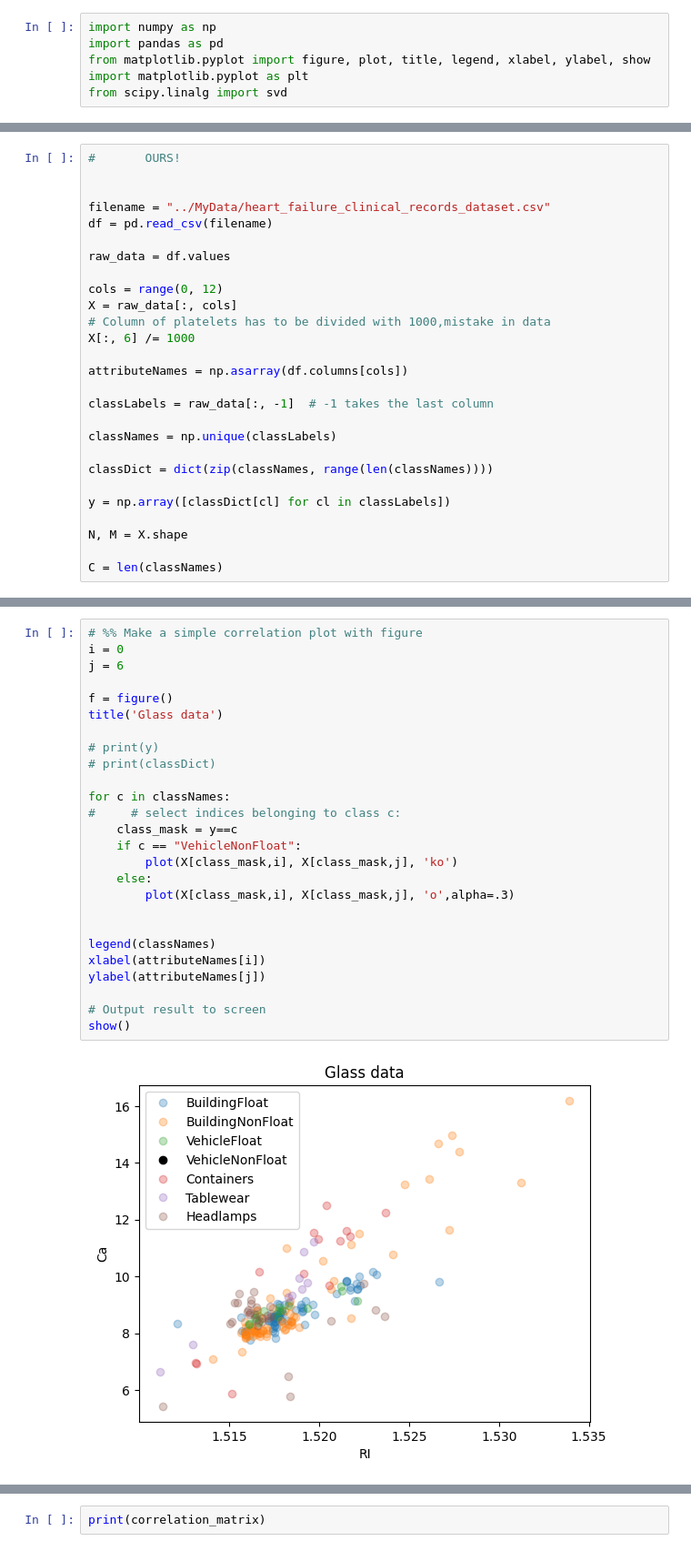
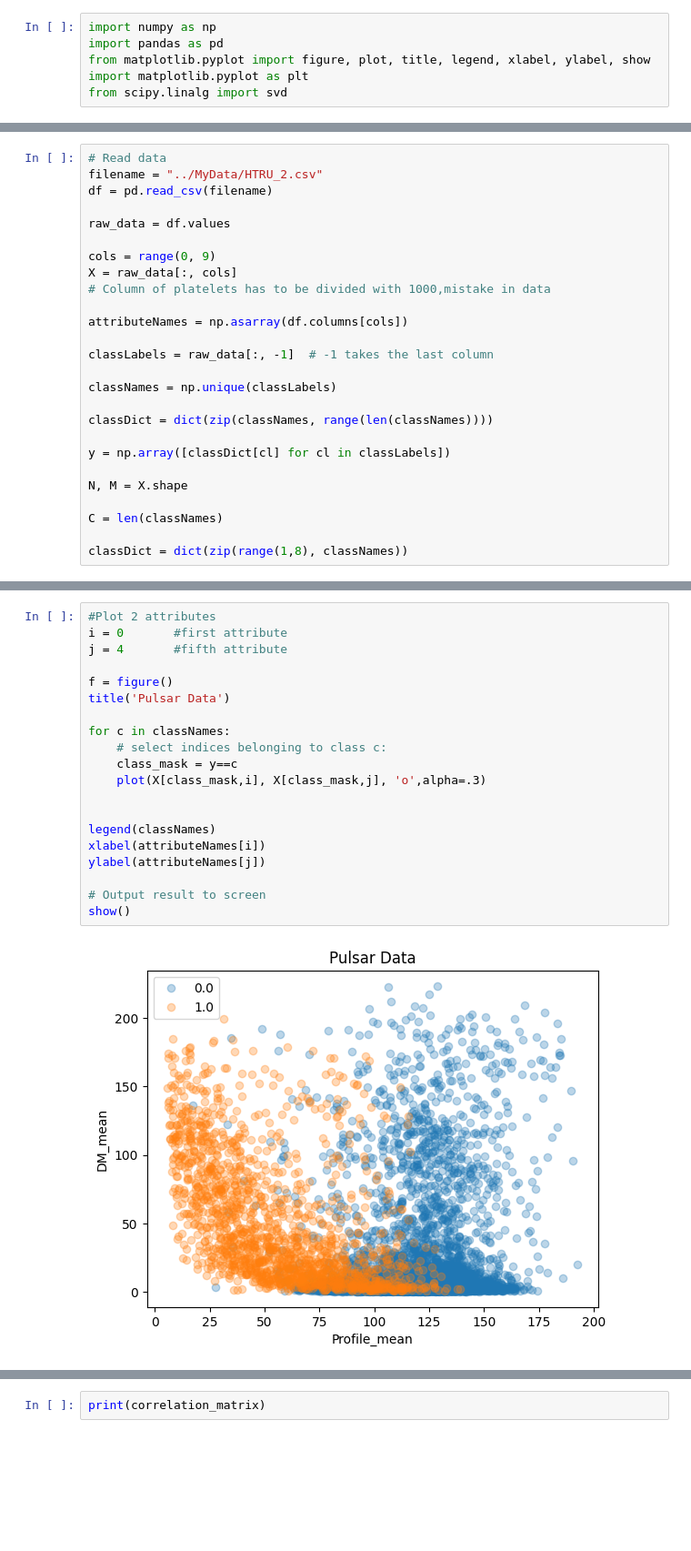
Before and after one commit to nickxir12/Machine_Learning_Projects, a Jupyter notebook: Project1/Code/MachineLearningProject1.ipynb, the cells around one changed output, grey strips where cells are left out. Shown at 91% size. Saved outputs shown, nothing was run; the diff lists cells and outputs as text; blank space fills up the shorter version.

```diff
--- a/Project1/Code/MachineLearningProject1.ipynb
+++ b/Project1/Code/MachineLearningProject1.ipynb
@@ -26,16 +7,13 @@ C = len(classNames)
 # %%
-#       OURS!
-
-
-filename = "../MyData/heart_failure_clinical_records_dataset.csv"
+# Read data
+filename = "../MyData/HTRU_2.csv"
 df = pd.read_csv(filename)
 
 raw_data = df.values
 
-cols = range(0, 12)
+cols = range(0, 9)
 X = raw_data[:, cols]
 # Column of platelets has to be divided with 1000,mistake in data
-X[:, 6] /= 1000
 
 attributeNames = np.asarray(df.columns[cols])
 
@@ -50,4 +28,6 @@ y = np.array([classDict[cl] for cl in classLabels])
 N, M = X.shape
 
 C = len(classNames)
+
+classDict = dict(zip(range(1,8), classNames))
 # %%
@@ -111,28 +91,22 @@ plt.show()
 # %%
-# %% Make a simple correlation plot with figure
-i = 0
-j = 6
+#Plot 2 attributes
+i = 0       #first attribute
+j = 4       #fifth attribute
 
 f = figure()
-title('Glass data')
-
-# print(y)
-# print(classDict)
+title('Pulsar Data')
 
 for c in classNames:
-#     # select indices belonging to class c:
+    # select indices belonging to class c:
     class_mask = y==c
-    if c == "VehicleNonFloat":
-        plot(X[class_mask,i], X[class_mask,j], 'ko')
-    else:
-        plot(X[class_mask,i], X[class_mask,j], 'o',alpha=.3)
+    plot(X[class_mask,i], X[class_mask,j], 'o',alpha=.3)
 
 
 legend(classNames)
 xlabel(attributeNames[i])
 ylabel(attributeNames[j])
 
 # Output result to screen
 show()
 # %% [output]
-[figure, old version]
+[figure, new version]
```
Also changed, not shown: parts of 11 cells of this notebook.
